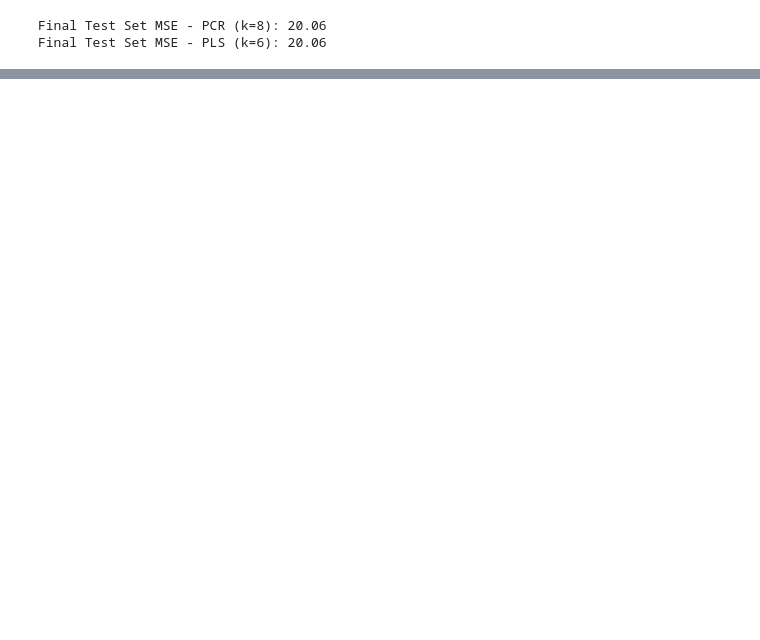
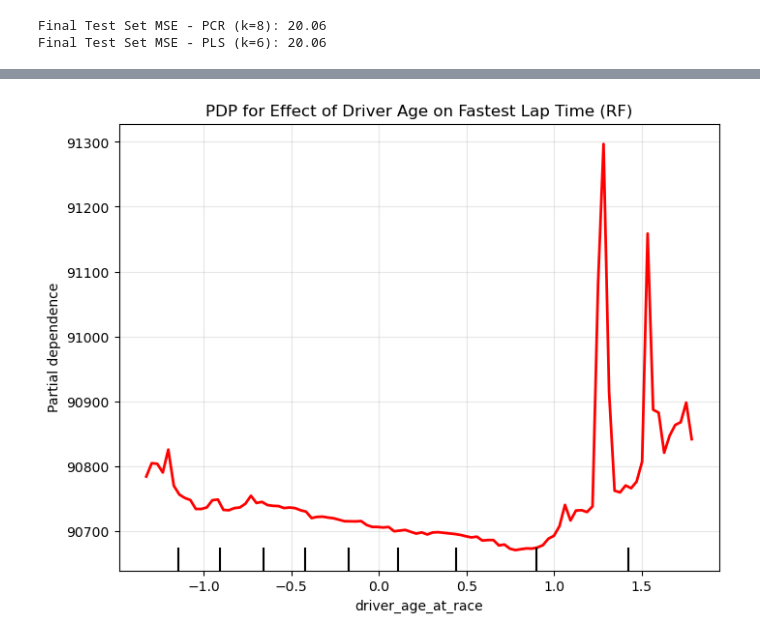
Before and after one commit to shehzanwar/DMSL7406, a Jupyter notebook: Project/f1_proj.ipynb, the cells around one changed output, grey strips where cells are left out. Saved outputs shown, nothing was run; the diff lists cells and outputs as text; code cells hidden in the pictures; blank space fills up the shorter version.

Commit message:
done with model training and most evals

```diff
--- a/Project/f1_proj.ipynb
+++ b/Project/f1_proj.ipynb
@@ -377,0 +314,22 @@ Final Test Set MSE - PLS (k=6): 20.06
+# %%
+y3 = master_f1['positionOrder'][mask].apply(lambda x: 1 if x <= 3 else 0) # Podium Finish: Top 3 = 1, Else = 0
+_, _, y3_train, y3_test = train_test_split(X_imputed, y3, test_size=0.2, random_state=rand_st)
+print(f"y3_train shape: {y3_train.shape}")
+print(f"Podium Balance: {y3_train.mean():.1%} of training samples are podium finishes.")
+
+# Logistic Regression for Podium Prediction
+lr_clf = LogisticRegression(max_iter=1000, random_state=rand_st)
+lr_clf.fit(X_train_scaled, y3_train)
+
+# Ensemble - Random Forest Classifier
+rf_params = {'n_estimators': [100, 200], 'max_depth': [5,10]}
+rf_grid = GridSearchCV(
+    RandomForestClassifier(random_state=rand_st, class_weight='balanced'),
+    rf_params,
+    cv=cv5,
+    scoring='roc_auc',
+    n_jobs=-1
+)
+rf_grid.fit(X_train_scaled, y3_train)
+best_rf_clf = rf_grid.best_estimator_
+print(f"Best RF Classifier Params: {rf_grid.best_params_}")
@@ -377,0 +424,17 @@ Final Test Set MSE - PLS (k=6): 20.06
+# %%
+# Partial Dependence Plot to show non-linearity of 'driver_age_at_race'
+fig, ax = plt.subplots(figsize=(8, 6))
+PartialDependenceDisplay.from_estimator(
+    rf_reg,
+    X_train_scaled,
+    features=[X_cols.index('driver_age_at_race')],
+    feature_names=X_cols,
+    kind='average',
+    ax=ax,
+    line_kw={"color": "red", "linewidth": 2}
+)
+plt.title("PDP for Effect of Driver Age on Fastest Lap Time (RF)")
+plt.grid(True, alpha=0.3)
+plt.show()
+# %% [output]
+[figure, added]
```
Also changed, not shown: parts of 27 cells of this notebook, 4 other files.
